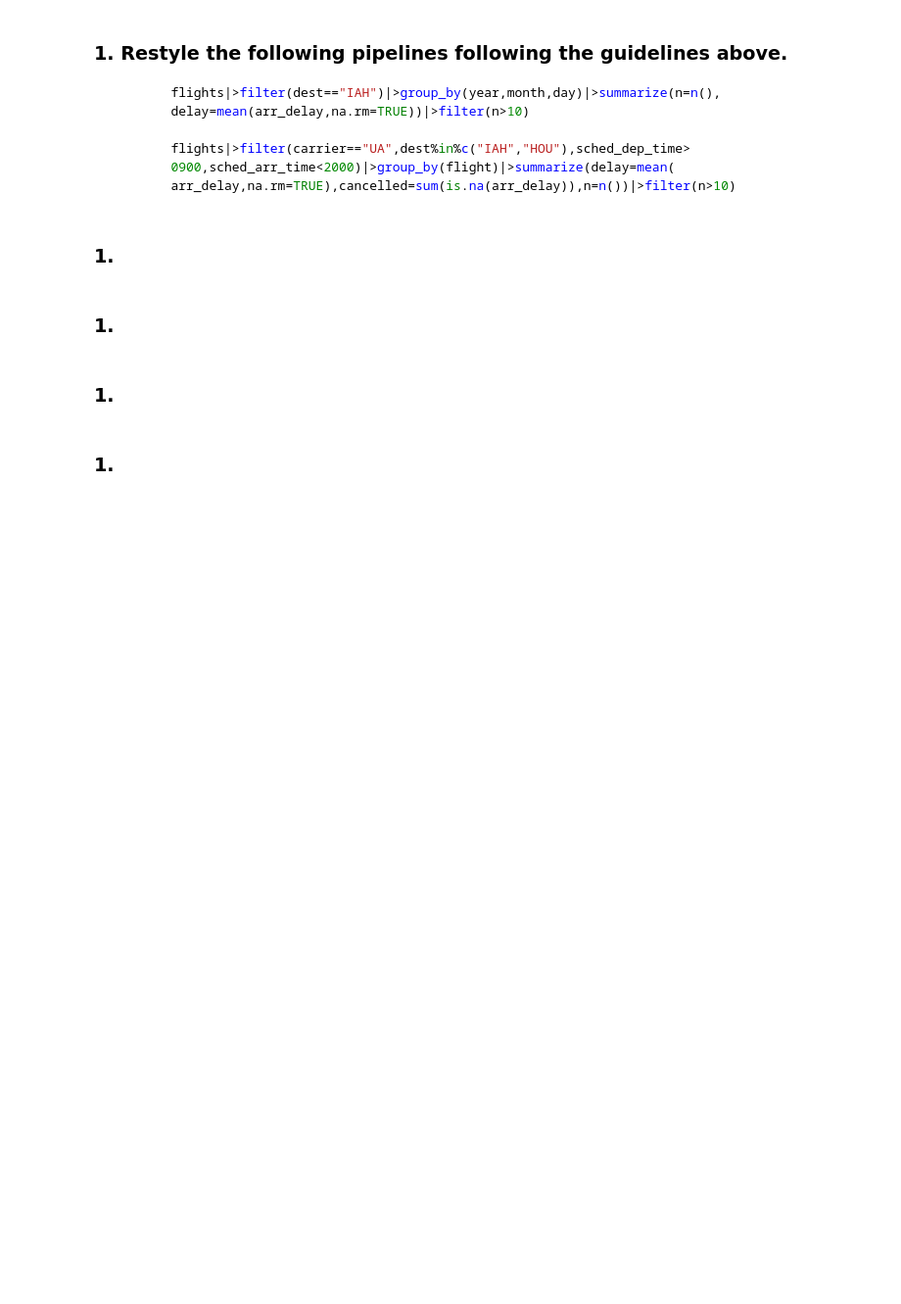
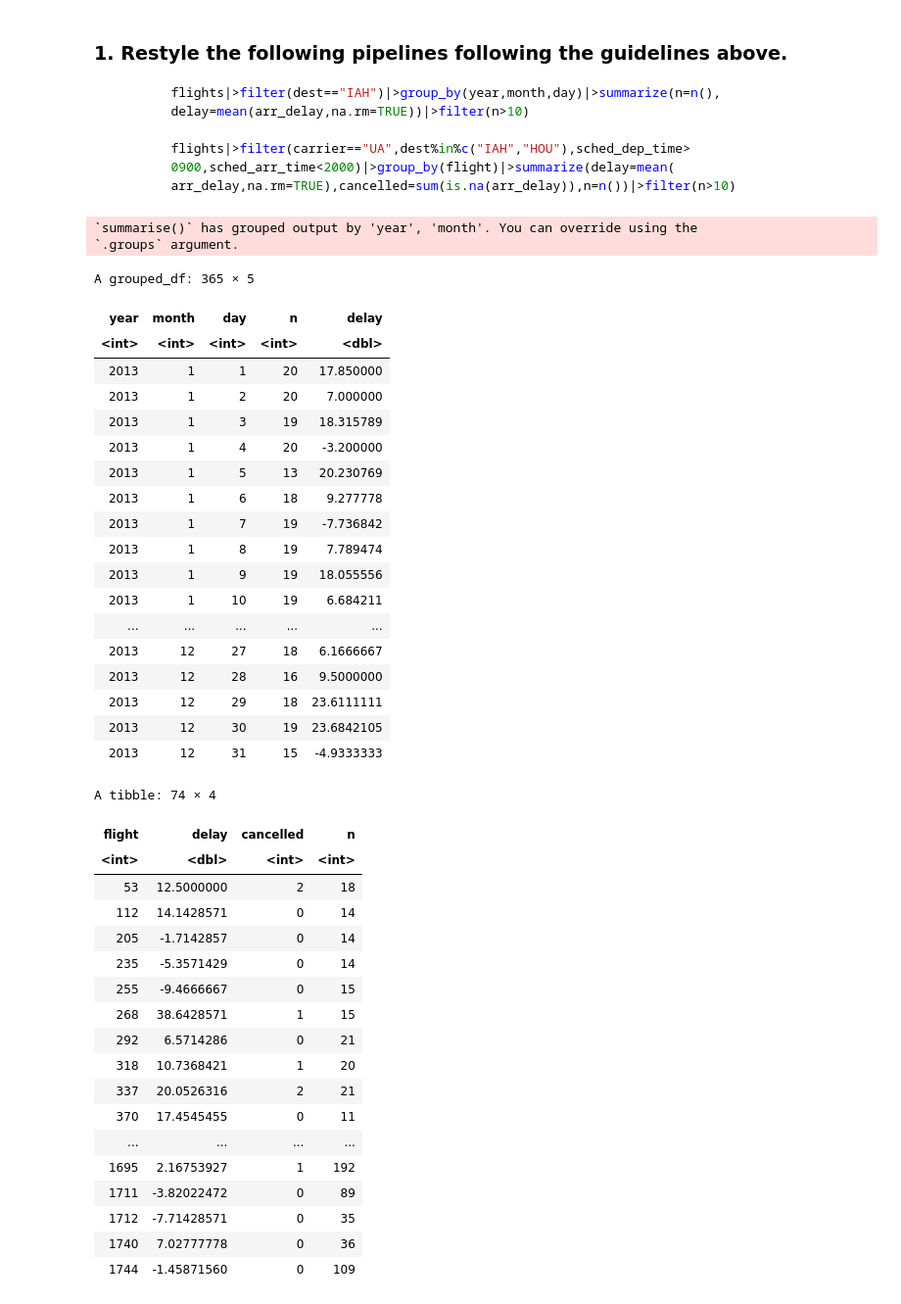
Before and after one commit to Mccallke0364/Learning-R, a Jupyter notebook: Week_2.ipynb, the cells around one changed output. Shown at 98% size. Cells and saved outputs as stored; diff of their text form; code cells hidden in the pictures; blank space fills up the shorter version.

````diff
--- a/Week_2.ipynb
+++ b/Week_2.ipynb
@@ -140,15 +809,68 @@ https://dplyr.tidyverse.org/reference/arrange.html
         0900,sched_arr_time<2000)|>group_by(flight)|>summarize(delay=mean(
         arr_delay,na.rm=TRUE),cancelled=sum(is.na(arr_delay)),n=n())|>filter(n>10)
 ```
-# %% [markdown]
-### 1.
-# %% [markdown]
-### 1.
-# %% [markdown]
-### 1.
-# %% [markdown]
-### 1.
-# %% [markdown]
-```r
-
-```
+# %%
+flights |>
+    filter(dest == "IAH") |>
+    group_by(year, month, day) |>
+    summarize(
+        n = n(),
+        delay = mean(arr_delay, na.rm = TRUE)
+    ) |>
+    filter(n > 10)
+
+flights |>
+    filter(
+        carrier == "UA",
+        dest %in% c("IAH", "HOU"),
+        sched_dep_time > 0900,
+        sched_arr_time < 2000
+    ) |>
+    group_by(flight) |>
+    summarize(
+        delay = mean(arr_delay, na.rm=TRUE),
+        cancelled = sum(is.na(arr_delay)),
+        n = n()
+    ) |>
+    filter(n > 10)
+# %% [output]
+`summarise()` has grouped output by 'year', 'month'. You can override using the
+`.groups` argument.
+A grouped_df: 365 × 5
+| year | month | day | n | delay |
+| <int> | <int> | <int> | <int> | <dbl> |
+| 2013 | 1 | 1 | 20 | 17.850000 |
+| 2013 | 1 | 2 | 20 | 7.000000 |
+| 2013 | 1 | 3 | 19 | 18.315789 |
+| 2013 | 1 | 4 | 20 | -3.200000 |
+| 2013 | 1 | 5 | 13 | 20.230769 |
+| 2013 | 1 | 6 | 18 | 9.277778 |
+| 2013 | 1 | 7 | 19 | -7.736842 |
+| 2013 | 1 | 8 | 19 | 7.789474 |
+| 2013 | 1 | 9 | 19 | 18.055556 |
+| 2013 | 1 | 10 | 19 | 6.684211 |
+| ... | ... | ... | ... | ... |
+| 2013 | 12 | 27 | 18 | 6.1666667 |
+| 2013 | 12 | 28 | 16 | 9.5000000 |
+| 2013 | 12 | 29 | 18 | 23.6111111 |
+| 2013 | 12 | 30 | 19 | 23.6842105 |
+| 2013 | 12 | 31 | 15 | -4.9333333 |
+A tibble: 74 × 4
+| flight | delay | cancelled | n |
+| <int> | <dbl> | <int> | <int> |
+| 53 | 12.5000000 | 2 | 18 |
+| 112 | 14.1428571 | 0 | 14 |
+| 205 | -1.7142857 | 0 | 14 |
+| 235 | -5.3571429 | 0 | 14 |
+| 255 | -9.4666667 | 0 | 15 |
+| 268 | 38.6428571 | 1 | 15 |
+| 292 | 6.5714286 | 0 | 21 |
+| 318 | 10.7368421 | 1 | 20 |
+| 337 | 20.0526316 | 2 | 21 |
+| 370 | 17.4545455 | 0 | 11 |
+| ... | ... | ... | ... |
+| 1695 | 2.16753927 | 1 | 192 |
+| 1711 | -3.82022472 | 0 | 89 |
+| 1712 | -7.71428571 | 0 | 35 |
+| 1740 | 7.02777778 | 0 | 36 |
+| 1744 | -1.45871560 | 0 | 109 |
````
Also changed, not shown: parts of 50 cells of this notebook, 1 other file.
